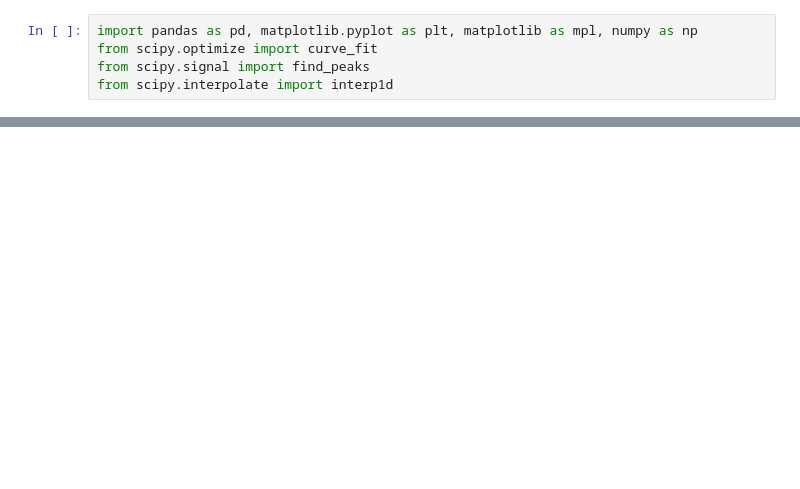
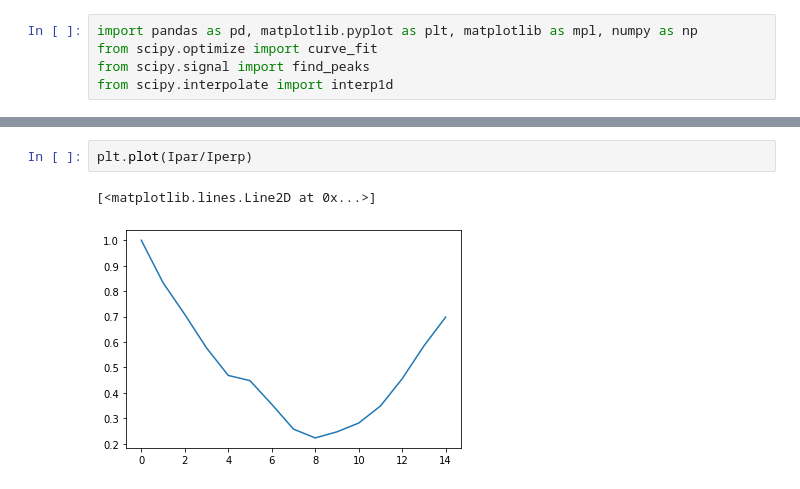
Before and after one commit to AstroJackson/P460, a Jupyter notebook: Lab 7/Lab7.ipynb, the cells around one changed output, grey strips where cells are left out. Drawn from its saved outputs; the diff is of its cells as text; blank space fills up the shorter version.

```diff
--- a/Lab 7/Lab7.ipynb
+++ b/Lab 7/Lab7.ipynb
@@ -34,0 +59,5 @@ Length: 18, dtype: float64
+# %%
+plt.plot(Ipar/Iperp)
+# %% [output]
+[<matplotlib.lines.Line2D at 0x...>]
+[figure, added]
```
Also changed, not shown: parts of 6 cells of this notebook, 2 other files.
